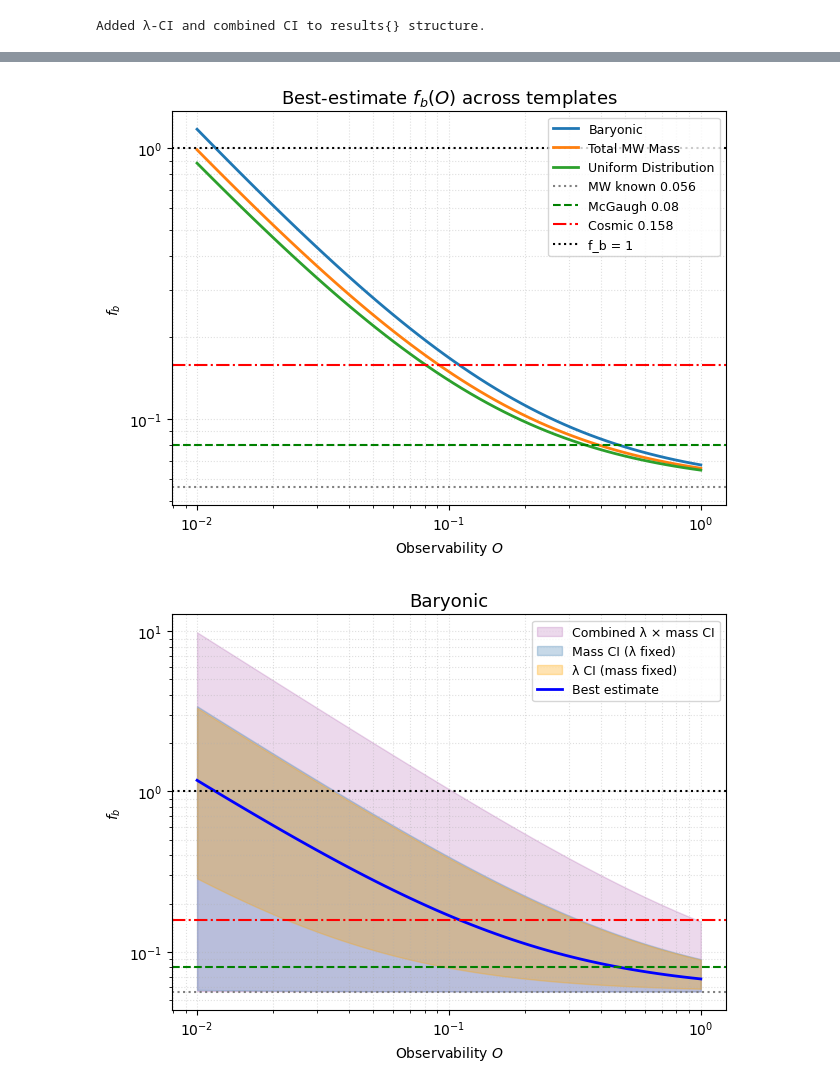
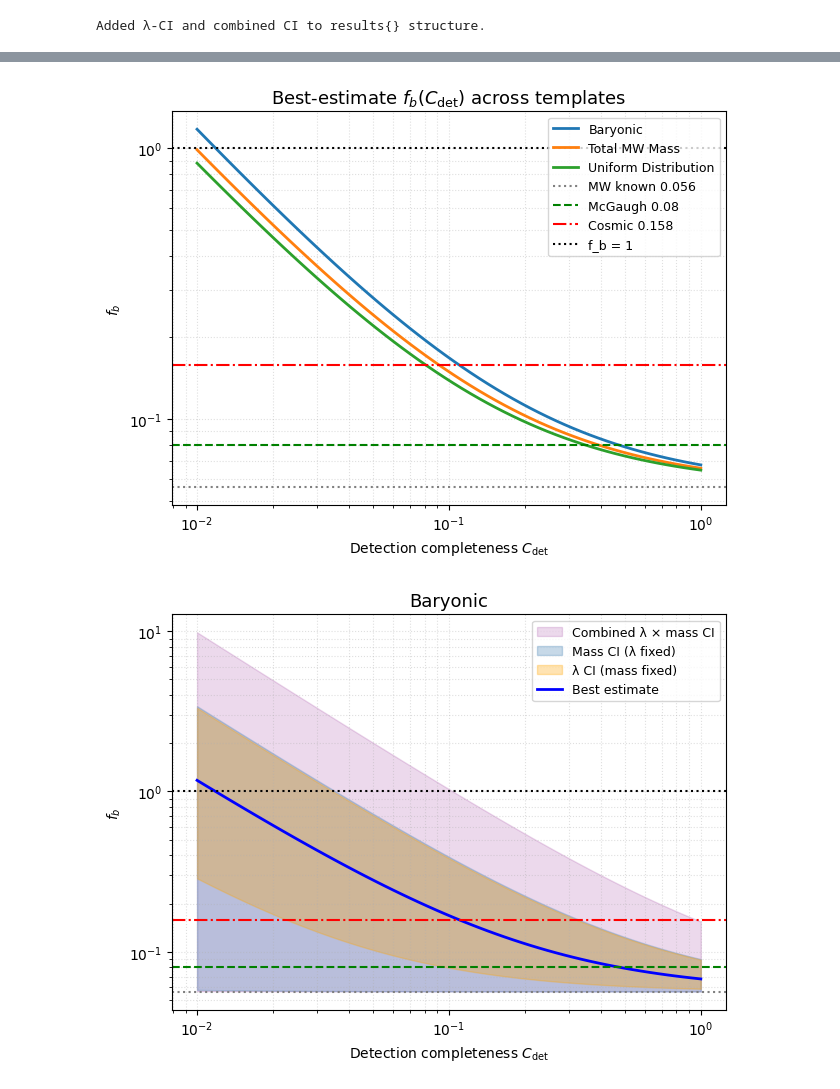
Before and after one commit to mariansiwiak/ISODensity, a Jupyter notebook: ISO_Density.ipynb, the cells around one changed output, grey strips where cells are left out. Drawn from its saved outputs; the diff is of its cells as text; code cells hidden in the pictures.

Commit message:
Updated naming convention
"Observability" has been renamed to "Detection completeness"

```diff
--- a/ISO_Density.ipynb
+++ b/ISO_Density.ipynb
@@ -484,6 +519,6 @@ objects = {
     "3I/ATLAS":     {"mass": 2.6e14,   "R_detect_AU": 3.20, "date": datetime(2025,7,1), "v_infty_kms": 58.0},
 }
 
-LIMD_base = compute_LIMD(objects, observability=1.0)
+LIMD_base = compute_LIMD(objects, completeness=1.0)
 LIMD_base
 # %% [output]
@@ -895,8 +930,8 @@ in the next cell.
 # Fixed observed ISO number density (O=1)
 n_ISO_obs = LIMD_base["n_ISO"]  # [m^-3]
 
-# Observability values: 1.0 → 0.01
-observability_axis = np.logspace(0, -2, 60)
+# completeness values: 1.0 → 0.01
+completeness_axis = np.logspace(0, -2, 60)
 
 results = {}  # will store outputs for each spatial template
 
@@ -910,11 +945,11 @@ for model_name, (rho_template_grid, rho_template_sun) in templates.items():
     M_IS_low_list  = []
     M_IS_high_list = []
 
-    for O in observability_axis:
+    for Cdet in completeness_axis:
         # True mass densities at the Sun (for different average masses)
-        rho_true_best = (n_ISO_obs * m_avg_best) / O
-        rho_true_low  = (n_ISO_obs * m_avg_low)  / O
-        rho_true_high = (n_ISO_obs * m_avg_high) / O
+        rho_true_best = (n_ISO_obs * m_avg_best) / Cdet
+        rho_true_low  = (n_ISO_obs * m_avg_low)  / Cdet
+        rho_true_high = (n_ISO_obs * m_avg_high) / Cdet
 
         # Integrate mass across Galaxy for this template
         M_best_kg = integrate_IS_mass(rho_true_best,
@@ -1064,7 +1097,6 @@ the same reference lines. This panel is useful to quickly see
 how different spatial assumptions change the tension with known and
 expected baryon fractions.
 # %%
-import matplotlib.pyplot as plt
 
 template_order = ["baryonic", "total", "uniform"]
 titles = {
@@ -1082,7 +1114,7 @@ for template in template_order:
     res = results[template]
     fb_best = res["f_b_best"]
     plt.plot(
-        observability_axis, fb_best,
+        completeness_axis, fb_best,
         lw=2, label=titles[template]
     )
 
@@ -1094,9 +1126,9 @@ plt.axhline(1.0,   ls=":",  color="black", label="f_b = 1")
 plt.xscale("log")
 plt.yscale("log")
 plt.grid(True, which="both", ls=":", alpha=0.4)
-plt.title("Best-estimate $f_b(O)$ across templates", fontsize=13)
+plt.title("Best-estimate $f_b(C_{\\rm det})$ across templates", fontsize=13)
 plt.ylabel(r"$f_b$")
-plt.xlabel("Observability $O$")
+plt.xlabel("Detection completeness $C_{\\rm det}$")
 plt.legend(loc="upper right", fontsize=9)
 
 plt.tight_layout()
@@ -1122,49 +1154,49 @@ for fig_idx, template in enumerate(template_order, start=2):
 
     # Combined λ × mass CI
     plt.fill_between(
-        observability_axis, fb_comb_low, fb_comb_high,
+        completeness_axis, fb_comb_low, fb_comb_high,
         color="purple", alpha=0.15,
         label="Combined λ × mass CI"
     )
 
     # Mass CI
     plt.fill_between(
-        observability_axis, fb_mass_low, fb_mass_high,
+        completeness_axis, fb_mass_low, fb_mass_high,
         color="steelblue", alpha=0.30,
         label="Mass CI (λ fixed)"
     )
 
     # λ CI
     plt.fill_between(
-        observability_axis, fb_lam_low, fb_lam_high,
+        completeness_axis, fb_lam_low, fb_lam_high,
         color="orange", alpha=0.30,
         label="λ CI (mass fixed)"
     )
 
     # Best estimate
     plt.plot(
-        observability_axis, fb_best,
+        completeness_axis, fb_best,
         color="blue", lw=2,
         label="Best estimate"
     )
 
     # Reference lines
     plt.axhline(0.056, ls=":",  color="gray")
     plt.axhline(0.08,  ls="--", color="green")
     plt.axhline(0.158, ls="-.", color="red")
     plt.axhline(1.0,   ls=":",  color="black")
 
     plt.xscale("log")
     plt.yscale("log")
     plt.grid(True, which="both", ls=":", alpha=0.4)
     plt.title(titles[template], fontsize=13)
     plt.ylabel(r"$f_b$")
-    plt.xlabel("Observability $O$")
+    plt.xlabel("Detection completeness $C_{\\rm det}$")
     plt.legend(loc="upper right", fontsize=9)
 
     plt.tight_layout()
     plt.savefig(f"figure{fig_idx}.pdf", dpi=600)   # JCAP-quality PDF
     plt.show()
 # %% [output]
-[figure, old version]
+[figure, new version]
-[figure, old version]
+[figure, new version]
```
Also changed, not shown: parts of 15 cells of this notebook.
